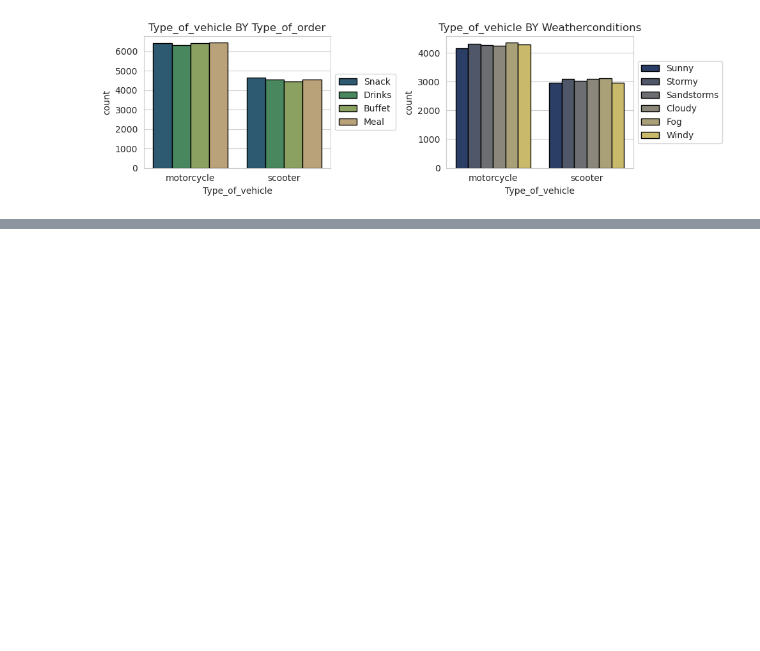
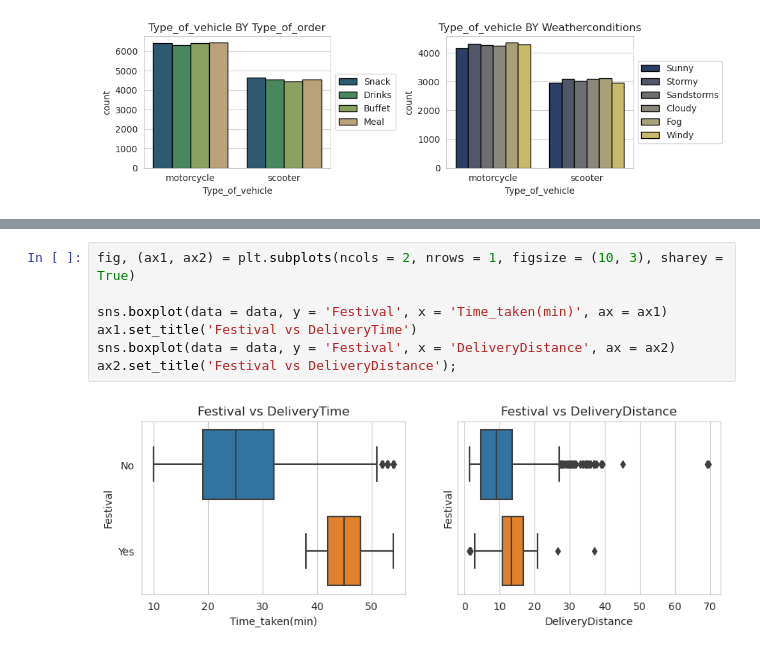
Before and after one commit to liamarguedas/uber-eats-delivery-time, a Jupyter notebook: notebooks/analyze-and-explore-data.ipynb, the cells around one changed output, grey strips where cells are left out. Drawn from its saved outputs; the diff is of its cells as text; blank space fills up the shorter version.

```diff
--- a/notebooks/analyze-and-explore-data.ipynb
+++ b/notebooks/analyze-and-explore-data.ipynb
@@ -943,0 +980,9 @@ data.Vehicle_condition
+# %%
+fig, (ax1, ax2) = plt.subplots(ncols = 2, nrows = 1, figsize = (10, 3), sharey = True)
+
+sns.boxplot(data = data, y = 'Festival', x = 'Time_taken(min)', ax = ax1)
+ax1.set_title('Festival vs DeliveryTime')
+sns.boxplot(data = data, y = 'Festival', x = 'DeliveryDistance', ax = ax2)
+ax2.set_title('Festival vs DeliveryDistance');
+# %% [output]
+[figure, added]
```
Also changed, not shown: parts of 16 cells of this notebook.
